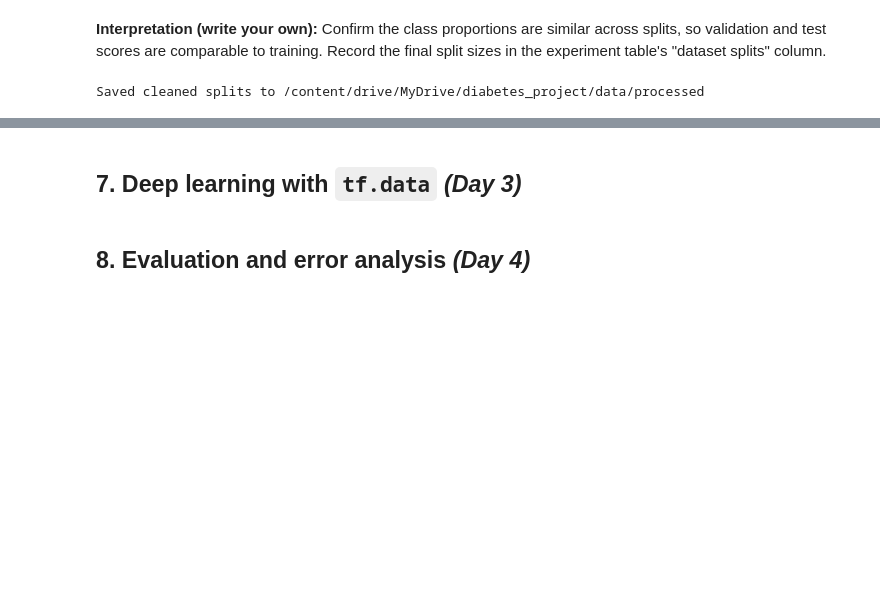
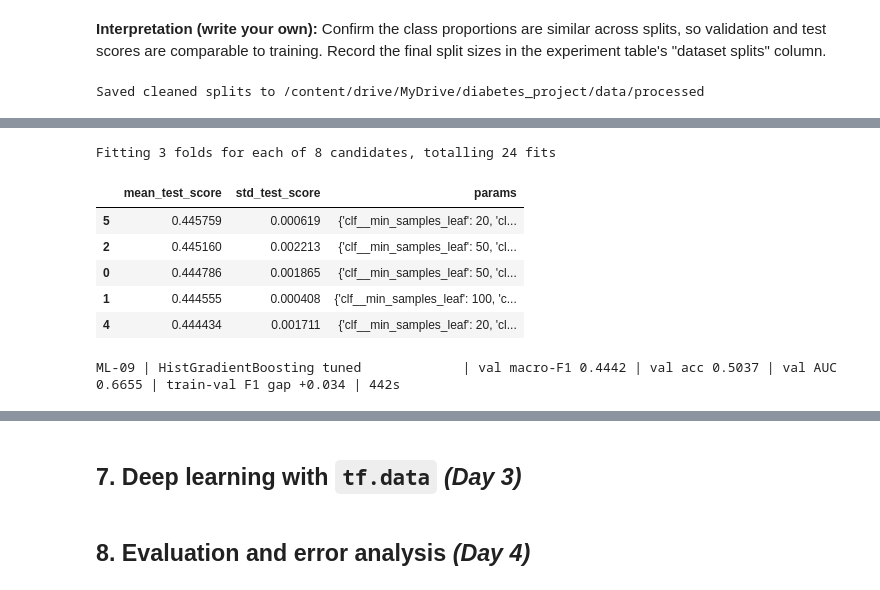
Before and after one commit to Nina-Cyndy/diabetes-intro-to-ml-summative, a Jupyter notebook: diabetes_readmission.ipynb, the cells around one changed output, grey strips where cells are left out. Cells and saved outputs as stored; diff of their text form; code cells hidden in the pictures; blank space fills up the shorter version.

```diff
--- a/diabetes_readmission.ipynb
+++ b/diabetes_readmission.ipynb
@@ -402,0 +693,43 @@ Planned: ICD-9 diagnosis grouping (`diag_1`-`diag_3` to broader disease categori
+# %%
+from scipy.stats import randint
+from sklearn.model_selection import RandomizedSearchCV, GroupKFold
+
+N_ITER_HGB, N_ITER_RF = 8, 6
+cv = GroupKFold(n_splits=3)
+
+def tune(name, pipe, param_dist, n_iter, params_desc):
+    search = RandomizedSearchCV(pipe, param_dist, n_iter=n_iter, scoring="f1_macro", cv=cv,
+                                random_state=SEED, n_jobs=1, refit=True, verbose=1)
+    t0 = time.time()
+    search.fit(X_tr_eng, y_tr, groups=groups_tr)
+    elapsed = time.time() - t0
+    top = (pd.DataFrame(search.cv_results_)
+             .sort_values("rank_test_score")[["mean_test_score", "std_test_score", "params"]].head(5))
+    display(top)
+    run_experiment(name, search.best_estimator_, X_tr_eng, y_tr, X_va_eng, y_va, "engineered",
+                   {**params_desc, "search_n_iter": n_iter, "cv": "GroupKFold(3)",
+                    "best_params": search.best_params_, "best_cv_macro_f1": round(search.best_score_, 4)},
+                   fit=False, fit_time=elapsed)
+    return search
+
+hgb_space = {
+    "clf__learning_rate": [0.03, 0.05, 0.1],
+    "clf__max_leaf_nodes": [15, 31, 63],
+    "clf__max_depth": [None, 6, 10],
+    "clf__min_samples_leaf": [20, 50, 100],
+    "clf__l2_regularization": [0.0, 0.1, 1.0, 10.0],
+    "clf__max_iter": [200, 400],
+    "clf__class_weight": [None, "balanced"],
+}
+hgb_search = tune("HistGradientBoosting tuned",
+                  make_pipeline(X_tr_eng, HistGradientBoostingClassifier(early_stopping=True, random_state=SEED)),
+                  hgb_space, N_ITER_HGB, {"model": "HistGradientBoosting"})
+# %% [output]
+Fitting 3 folds for each of 8 candidates, totalling 24 fits
+|  | mean_test_score | std_test_score | params |
+| 5 | 0.445759 | 0.000619 | {'clf__min_samples_leaf': 20, 'cl... |
+| 2 | 0.445160 | 0.002213 | {'clf__min_samples_leaf': 50, 'cl... |
+| 0 | 0.444786 | 0.001865 | {'clf__min_samples_leaf': 50, 'cl... |
+| 1 | 0.444555 | 0.000408 | {'clf__min_samples_leaf': 100, 'c... |
+| 4 | 0.444434 | 0.001711 | {'clf__min_samples_leaf': 20, 'cl... |
+ML-09 | HistGradientBoosting tuned             | val macro-F1 0.4442 | val acc 0.5037 | val AUC 0.6655 | train-val F1 gap +0.034 | 442s
```
Also changed, not shown: parts of 28 cells of this notebook.
